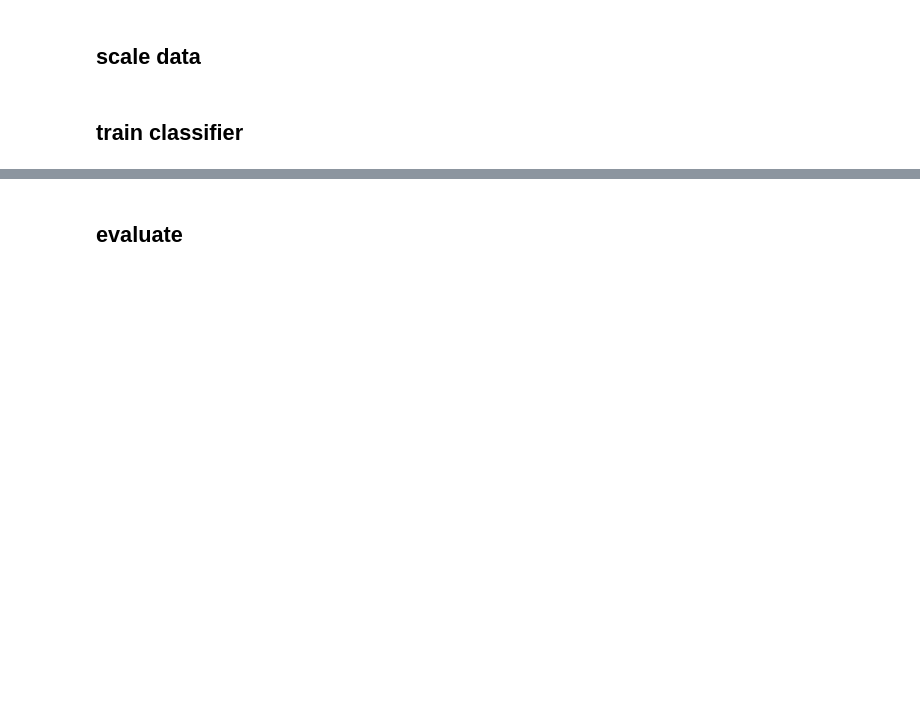
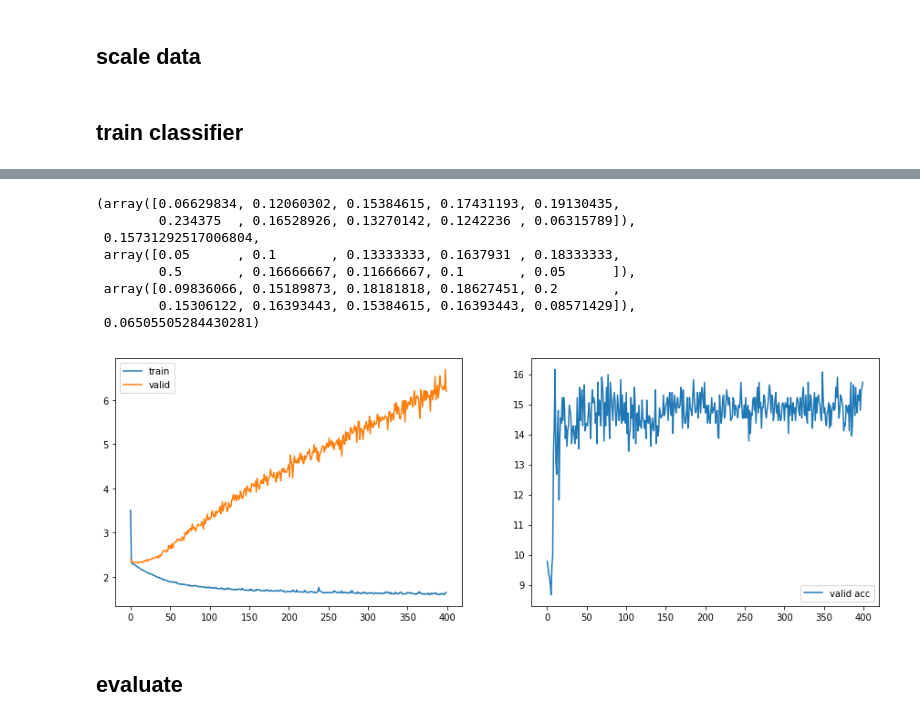
Before and after one commit to dipfinal/non-iid, a Jupyter notebook: jupyter/Basic Classification.ipynb, the cells around one changed output, grey strips where cells are left out. Cells and saved outputs as stored; diff of their text form; code cells hidden in the pictures; blank space fills up the shorter version.

```diff
--- a/jupyter/Basic Classification.ipynb
+++ b/jupyter/Basic Classification.ipynb
@@ -279,0 +413,4 @@ y_train,y_test = y_train[:,0],y_test[:,0]
+# %%
+y_test,y_pred = mlp_classifier()
+report_metrics(y_test, y_pred)
+# %% [output]
@@ -279,0 +434,9 @@ y_train,y_test = y_train[:,0],y_test[:,0]
+(array([0.06629834, 0.12060302, 0.15384615, 0.17431193, 0.19130435,
+        0.234375  , 0.16528926, 0.13270142, 0.1242236 , 0.06315789]),
+ 0.15731292517006804,
+ array([0.05      , 0.1       , 0.13333333, 0.1637931 , 0.18333333,
+        0.5       , 0.16666667, 0.11666667, 0.1       , 0.05      ]),
+ array([0.09836066, 0.15189873, 0.18181818, 0.18627451, 0.2       ,
+        0.15306122, 0.16393443, 0.15384615, 0.16393443, 0.08571429]),
+ 0.06505505284430281)
+[figure, added]
```
Also changed, not shown: parts of 18 cells of this notebook.
